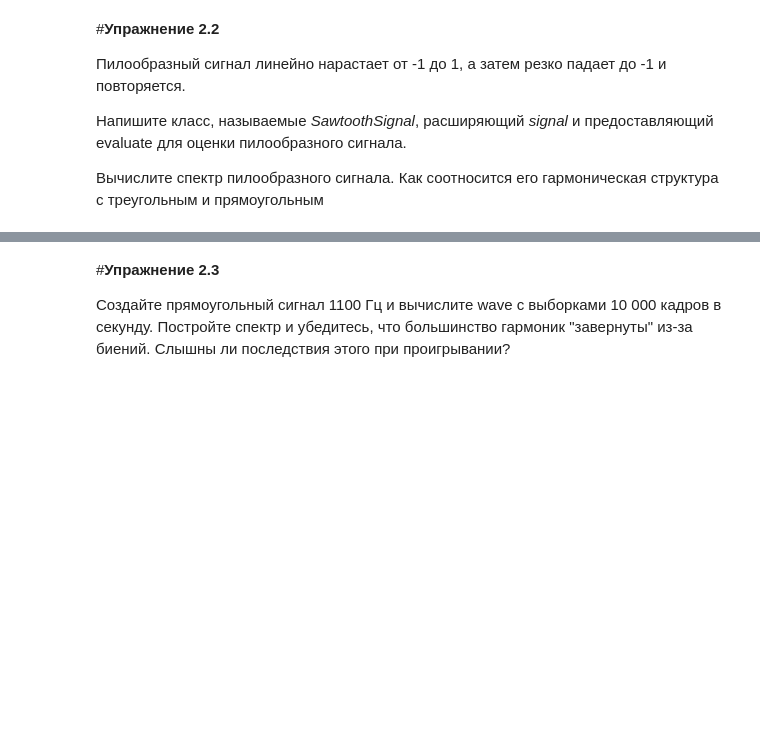
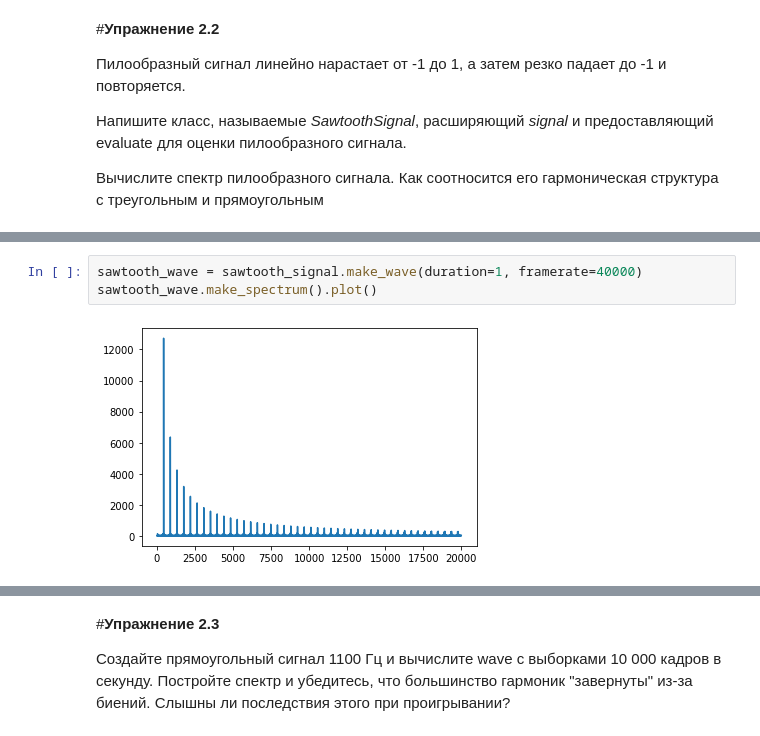
Before and after one commit to DenZhid/TelecommunicationSystemsLabs, a Jupyter notebook: Lab2.ipynb, the cells around one changed output, grey strips where cells are left out. Drawn from its saved outputs; the diff is of its cells as text; blank space fills up the shorter version.

```diff
--- a/Lab2.ipynb
+++ b/Lab2.ipynb
@@ -17,0 +56,5 @@
+# %%
+sawtooth_wave = sawtooth_signal.make_wave(duration=1, framerate=40000)
+sawtooth_wave.make_spectrum().plot()
+# %% [output]
+[figure, added]
```
Also changed, not shown: parts of 6 cells of this notebook.
